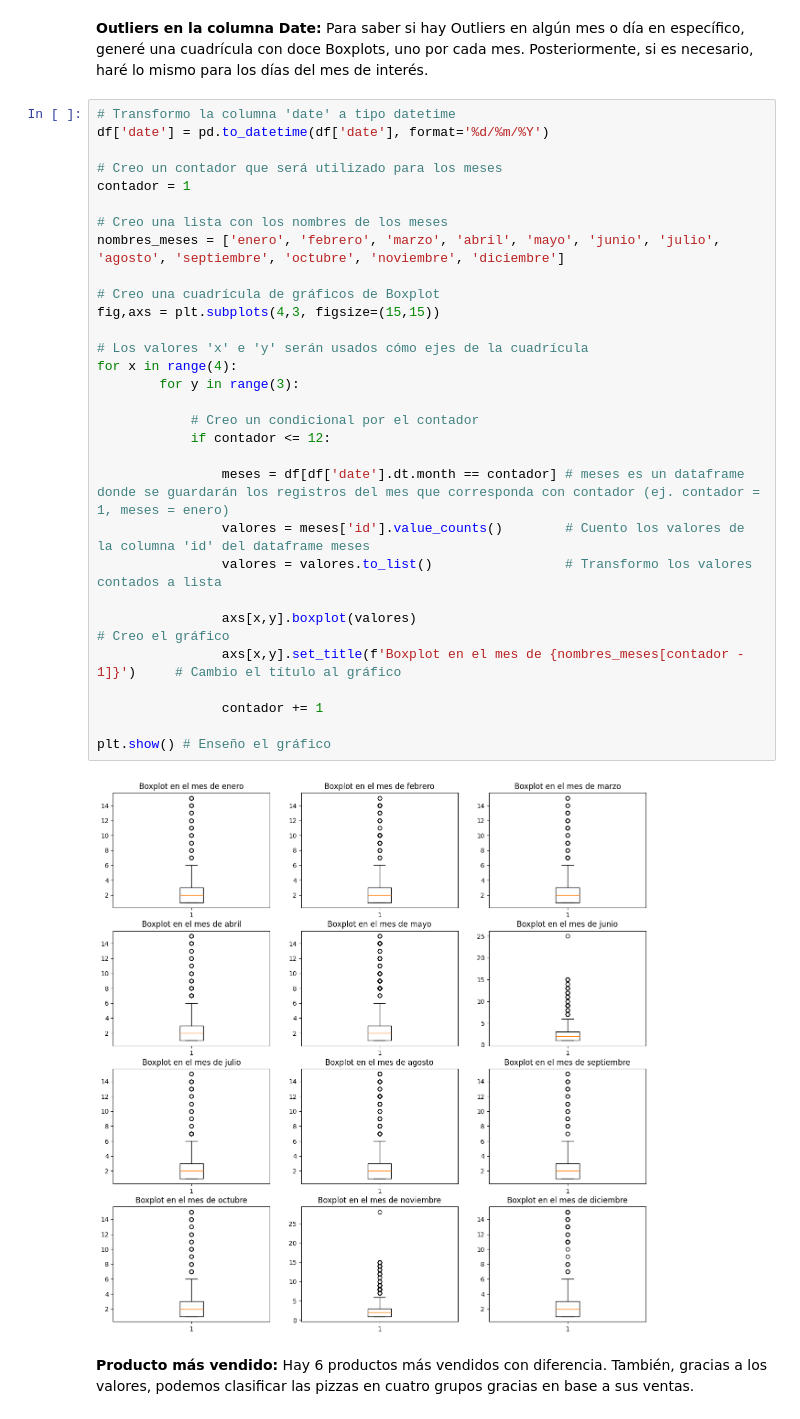
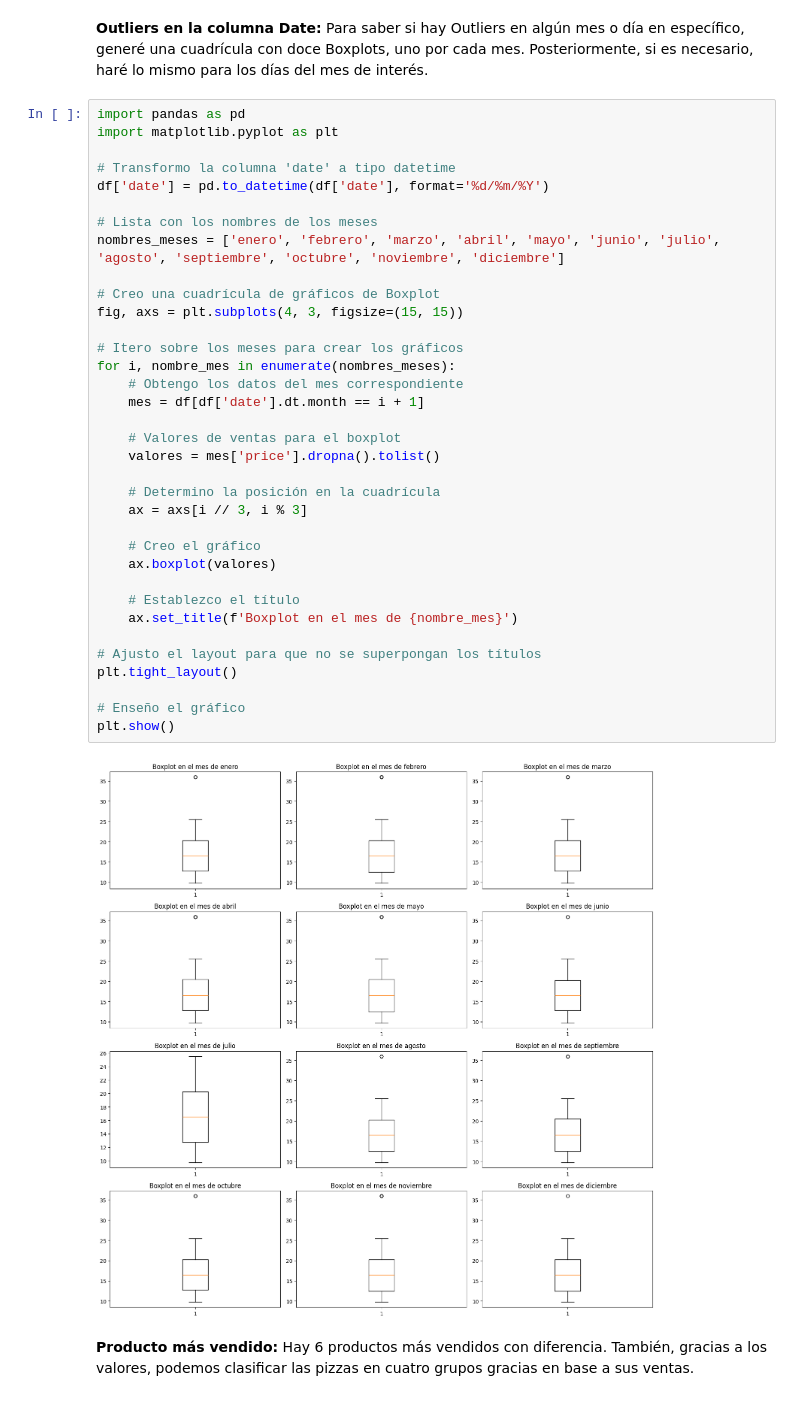
Before and after one commit to DJChincuini/PizzaParty__DataAnalytics-and-IA, a Jupyter notebook: Informe EDA.ipynb, the cells around one changed output. Saved outputs shown, nothing was run; the diff lists cells and outputs as text.

Commit message:
Cambios en el boxplot

```diff
--- a/Informe EDA.ipynb
+++ b/Informe EDA.ipynb
@@ -81,37 +81,42 @@ plt.show()                                                      # Enseño el gr
 # %% [markdown]
 **Outliers en la columna Date:** Para saber si hay Outliers en algún mes o día en específico, generé una cuadrícula con doce Boxplots, uno por cada mes. Posteriormente, si es necesario, haré lo mismo para los días del mes de interés.
 # %%
+import pandas as pd
+import matplotlib.pyplot as plt
+
 # Transformo la columna 'date' a tipo datetime
 df['date'] = pd.to_datetime(df['date'], format='%d/%m/%Y')
 
-# Creo un contador que será utilizado para los meses
-contador = 1
-
-# Creo una lista con los nombres de los meses
+# Lista con los nombres de los meses
 nombres_meses = ['enero', 'febrero', 'marzo', 'abril', 'mayo', 'junio', 'julio', 'agosto', 'septiembre', 'octubre', 'noviembre', 'diciembre']
 
 # Creo una cuadrícula de gráficos de Boxplot
-fig,axs = plt.subplots(4,3, figsize=(15,15))
+fig, axs = plt.subplots(4, 3, figsize=(15, 15))
 
-# Los valores 'x' e 'y' serán usados cómo ejes de la cuadrícula
-for x in range(4):
-        for y in range(3):
+# Itero sobre los meses para crear los gráficos
+for i, nombre_mes in enumerate(nombres_meses):
+    # Obtengo los datos del mes correspondiente
+    mes = df[df['date'].dt.month == i + 1]
 
-            # Creo un condicional por el contador
-            if contador <= 12:
+    # Valores de ventas para el boxplot
+    valores = mes['price'].dropna().tolist()
 
-                meses = df[df['date'].dt.month == contador] # meses es un dataframe donde se guardarán los registros del mes que corresponda con contador (ej. contador = 1, meses = enero)
-                valores = meses['id'].value_counts()        # Cuento los valores de la columna 'id' del dataframe meses
-                valores = valores.to_list()                 # Transformo los valores contados a lista
+    # Determino la posición en la cuadrícula
+    ax = axs[i // 3, i % 3]
 
-                axs[x,y].boxplot(valores)                                                  # Creo el gráfico
-                axs[x,y].set_title(f'Boxplot en el mes de {nombres_meses[contador - 1]}')     # Cambio el título al gráfico
+    # Creo el gráfico
+    ax.boxplot(valores)
 
-                contador += 1
+    # Establezco el título
+    ax.set_title(f'Boxplot en el mes de {nombre_mes}')
 
-plt.show() # Enseño el gráfico
+# Ajusto el layout para que no se superpongan los títulos
+plt.tight_layout()
+
+# Enseño el gráfico
+plt.show()
 # %% [output]
-[figure, old version]
+[figure, new version]
 # %% [markdown]
 **Producto más vendido:** Hay 6 productos más vendidos con diferencia. También, gracias a los valores, podemos clasificar las pizzas en cuatro grupos gracias en base a sus ventas.
 # %%
```
